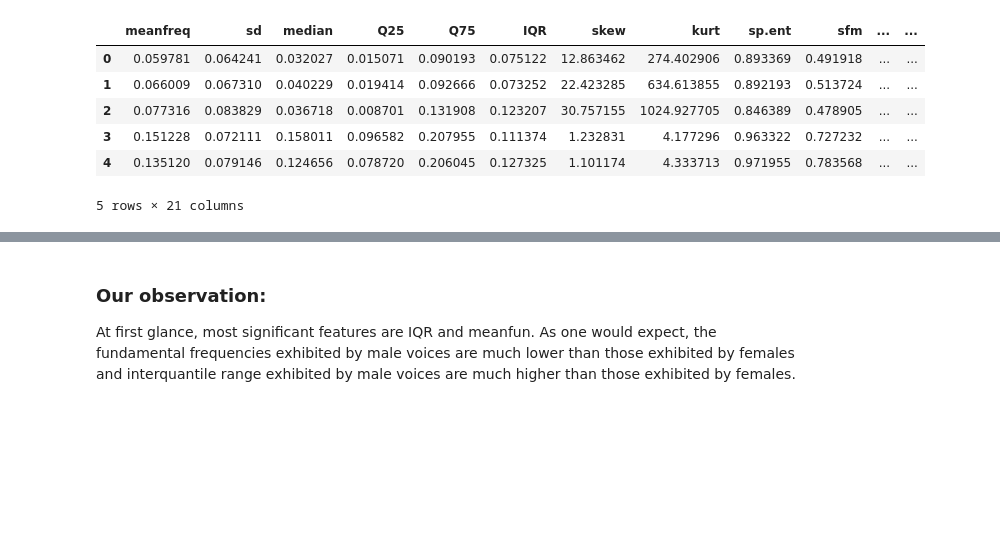
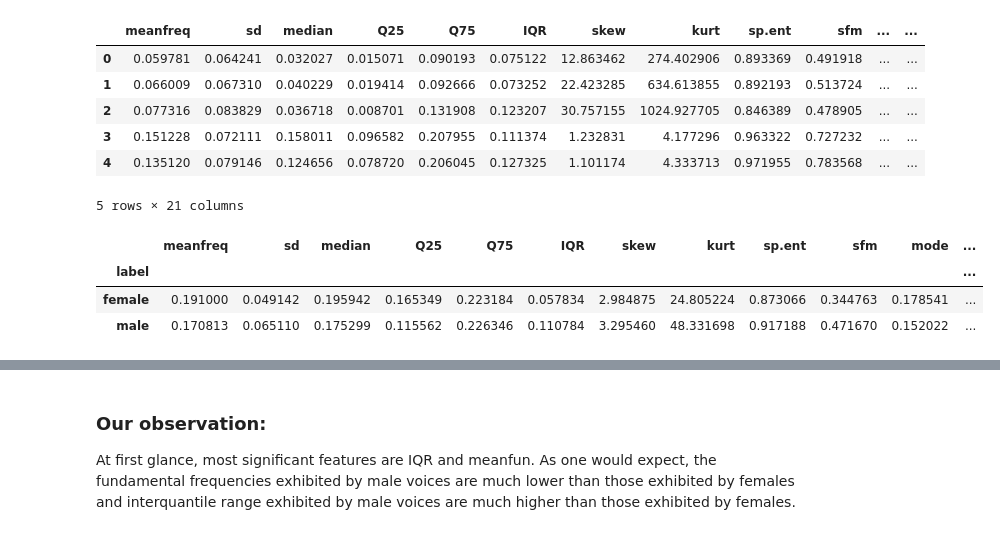
Before and after one commit to kassiwu/Gender_Recognition_by_Voice, a Jupyter notebook: Data Exploration.ipynb, the cells around one changed output, grey strips where cells are left out. Saved outputs shown, nothing was run; the diff lists cells and outputs as text; code cells hidden in the pictures; blank space fills up the shorter version.

```diff
--- a/Data Exploration.ipynb
+++ b/Data Exploration.ipynb
@@ -88,3 +88,13 @@ voice_data.head()
 | 3 | 0.151228 | 0.072111 | 0.158011 | 0.096582 | 0.207955 | 0.111374 | 1.232831 | 4.177296 | 0.963322 | 0.727232 | ... | ... |
 | 4 | 0.135120 | 0.079146 | 0.124656 | 0.078720 | 0.206045 | 0.127325 | 1.101174 | 4.333713 | 0.971955 | 0.783568 | ... | ... |
 5 rows × 21 columns
+# %%
+# Group the data by gender and calculate the means of each feature
+data_means = voice_data.groupby('label').mean()
+# View the values
+data_means
+# %% [output]
+|  | meanfreq | sd | median | Q25 | Q75 | IQR | skew | kurt | sp.ent | sfm | mode | ... |
+| label |  |  |  |  |  |  |  |  |  |  |  | ... |
+| female | 0.191000 | 0.049142 | 0.195942 | 0.165349 | 0.223184 | 0.057834 | 2.984875 | 24.805224 | 0.873066 | 0.344763 | 0.178541 | ... |
+| male | 0.170813 | 0.065110 | 0.175299 | 0.115562 | 0.226346 | 0.110784 | 3.295460 | 48.331698 | 0.917188 | 0.471670 | 0.152022 | ... |
```
Also changed, not shown: parts of 3 cells of this notebook, 2 other files.
